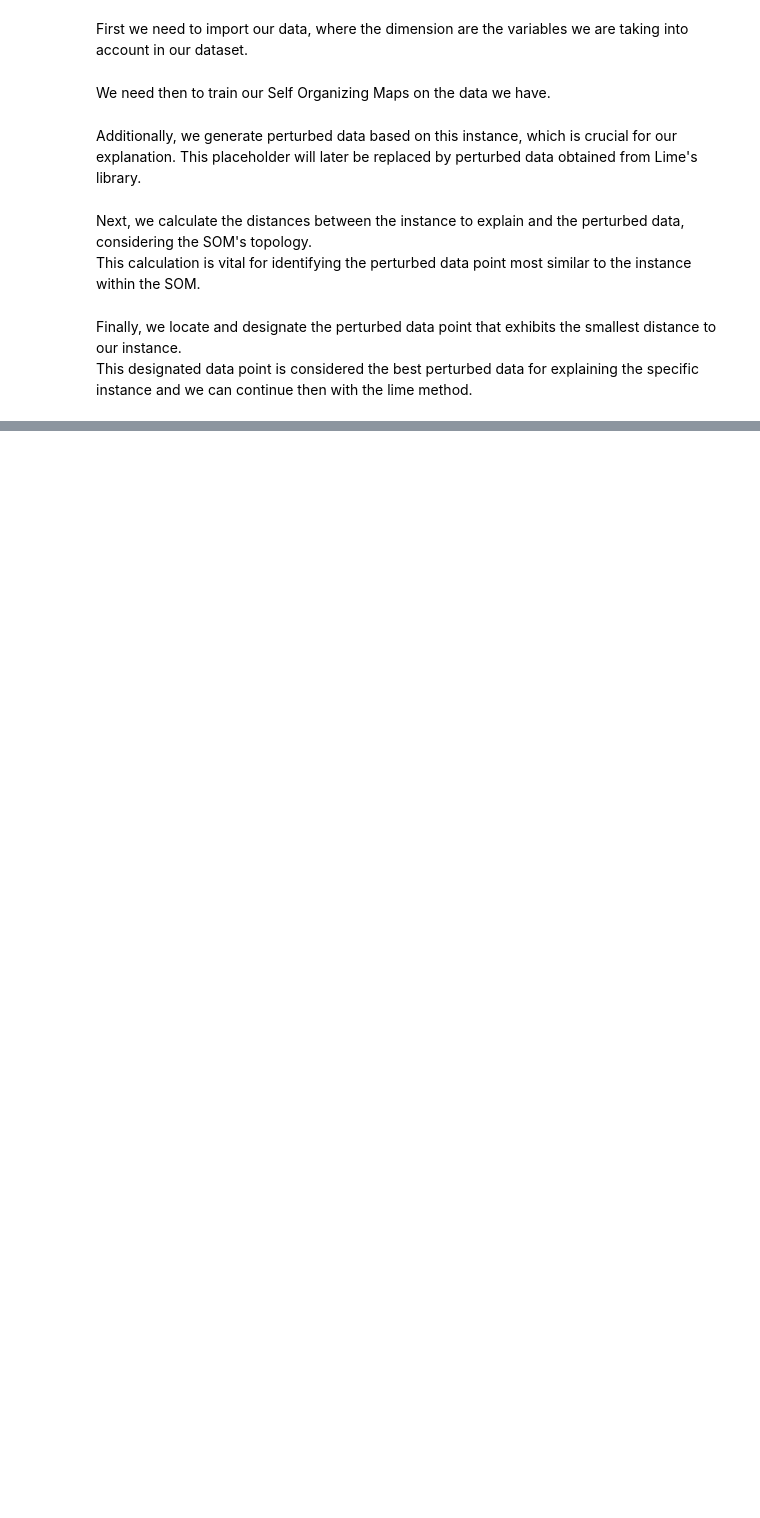
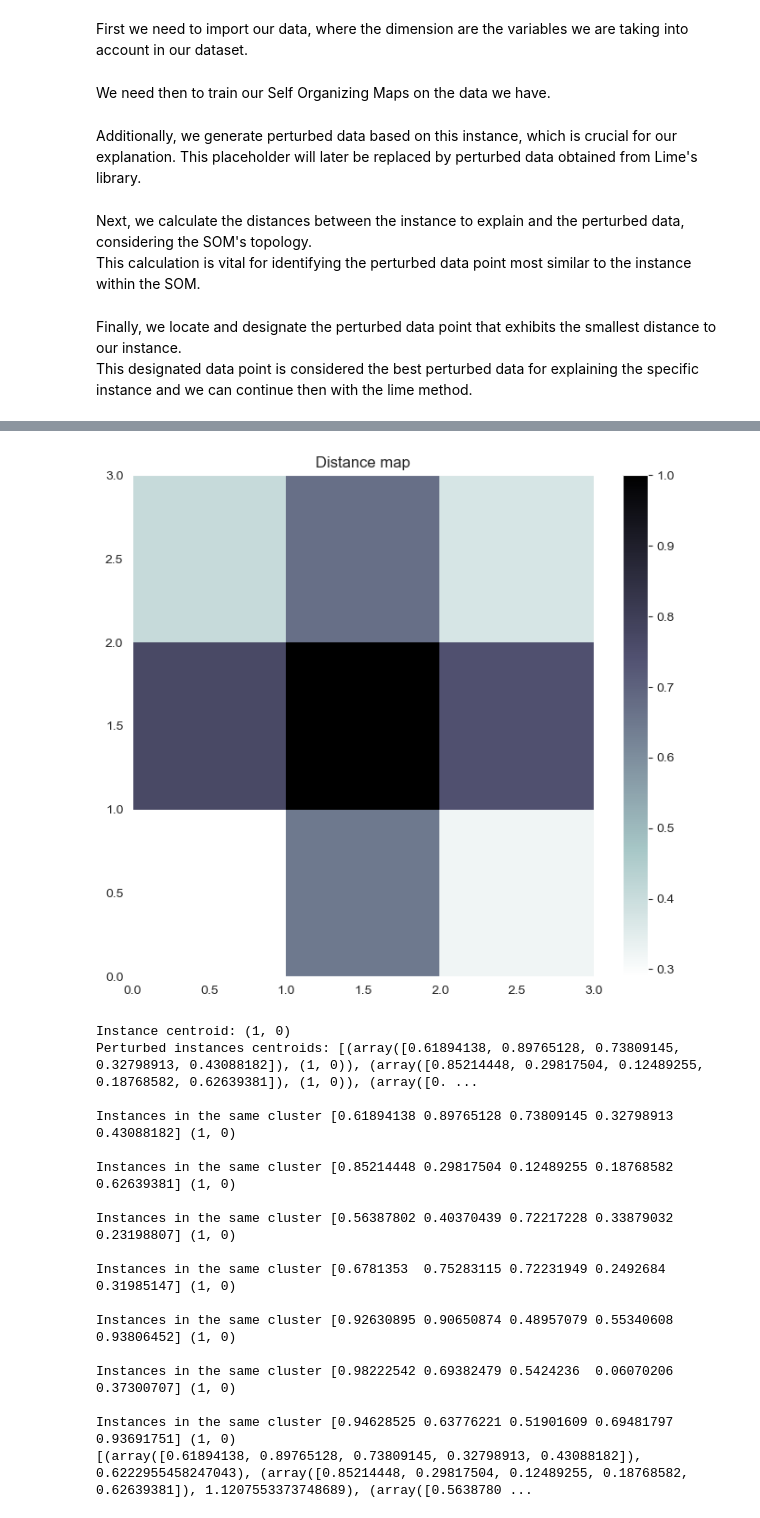
Before and after one commit to gardan4/Lime-Enhancements, a Jupyter notebook: SOMs.ipynb, the cells around one changed output, grey strips where cells are left out. Cells and saved outputs as stored; diff of their text form; code cells hidden in the pictures; blank space fills up the shorter version.

```diff
--- a/SOMs.ipynb
+++ b/SOMs.ipynb
@@ -43,0 +48,34 @@ print("Best perturbed data:", best_perturbed_data)
+# %%
+#use the som class test
+from somlime import som
+
+som_shape  = (3,3)
+
+som_model = som.SOM(som_shape , data_original.shape[1], sigma=0.3, learning_rate=0.5)
+som_model.train(data_original, 1000)
+
+#plot
+som_model.plot_distance_map()
+
+
+distances = som_model.distance_to_centroids(instance_to_explain, perturbed_data)
+print(distances)
+# %% [output]
+[figure, added]
+Instance centroid: (1, 0)
+Perturbed instances centroids: [(array([0.61894138, 0.89765128, 0.73809145, 0.32798913, 0.43088182]), (1, 0)), (array([0.85214448, 0.29817504, 0.12489255, 0.18768582, 0.62639381]), (1, 0)), (array([0. ...
+
+Instances in the same cluster [0.61894138 0.89765128 0.73809145 0.32798913 0.43088182] (1, 0)
+
+Instances in the same cluster [0.85214448 0.29817504 0.12489255 0.18768582 0.62639381] (1, 0)
+
+Instances in the same cluster [0.56387802 0.40370439 0.72217228 0.33879032 0.23198807] (1, 0)
+
+Instances in the same cluster [0.6781353  0.75283115 0.72231949 0.2492684  0.31985147] (1, 0)
+
+Instances in the same cluster [0.92630895 0.90650874 0.48957079 0.55340608 0.93806452] (1, 0)
+
+Instances in the same cluster [0.98222542 0.69382479 0.5424236  0.06070206 0.37300707] (1, 0)
+
+Instances in the same cluster [0.94628525 0.63776221 0.51901609 0.69481797 0.93691751] (1, 0)
+[(array([0.61894138, 0.89765128, 0.73809145, 0.32798913, 0.43088182]), 0.6222955458247043), (array([0.85214448, 0.29817504, 0.12489255, 0.18768582, 0.62639381]), 1.1207553373748689), (array([0.5638780 ...
```
Also changed, not shown: parts of 3 cells of this notebook, 5 other files.
